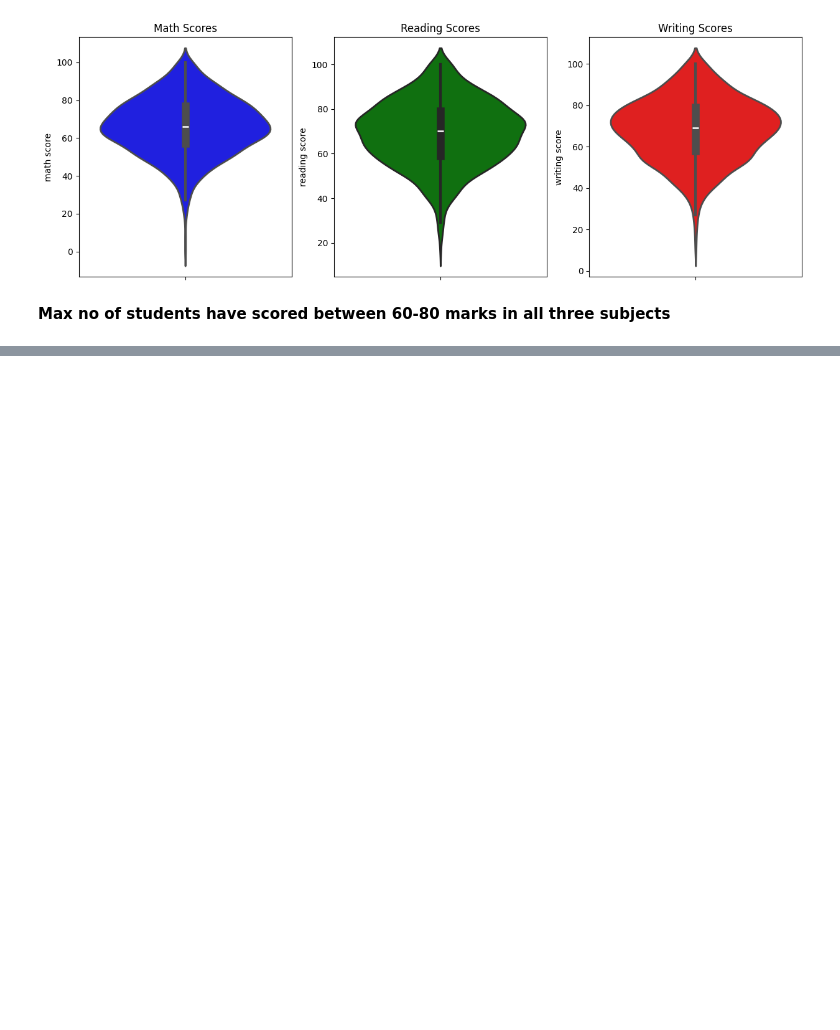
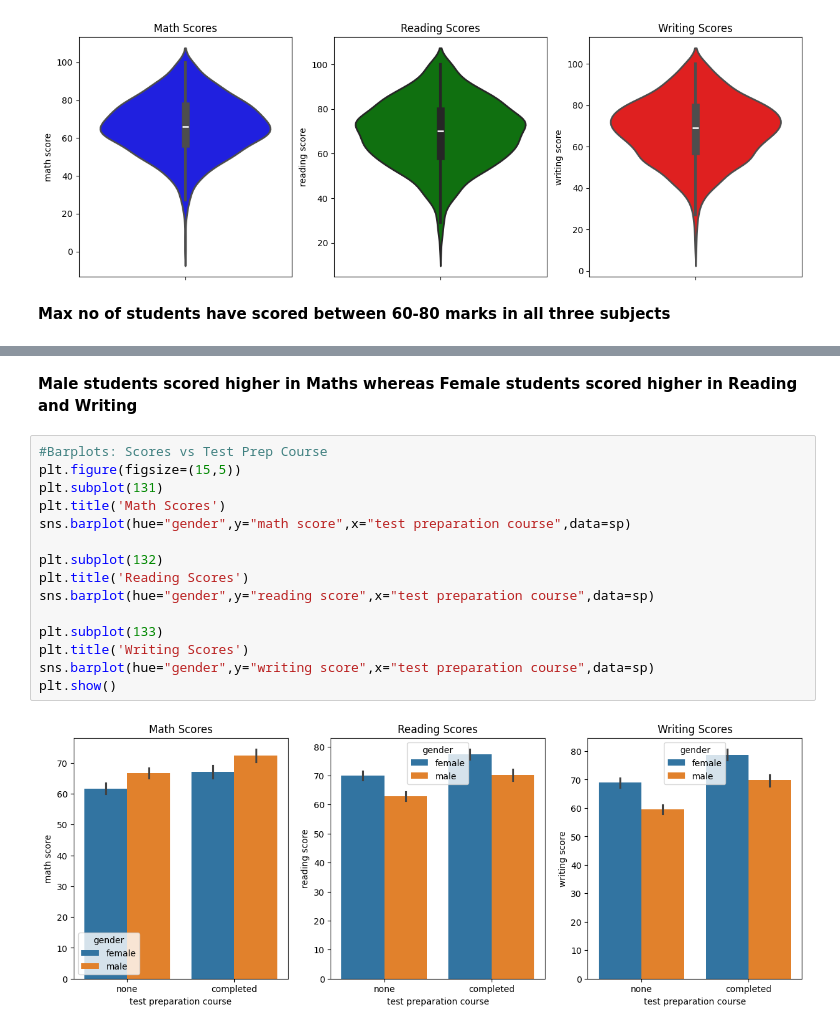
Before and after one commit to RaoFaris/Student-Performance-Analytics-Marks-Prediction-Rules-Engine-non-ML-, a Jupyter notebook: studperformanalytics.ipynb, the cells around one changed output, grey strips where cells are left out. Cells and saved outputs as stored; diff of their text form; blank space fills up the shorter version.

```diff
--- a/studperformanalytics.ipynb
+++ b/studperformanalytics.ipynb
@@ -176,0 +192,19 @@ plt.show()
+# %% [markdown]
+**Male students scored higher in Maths whereas Female students scored higher in Reading and Writing**
+# %%
+#Barplots: Scores vs Test Prep Course
+plt.figure(figsize=(15,5))
+plt.subplot(131)
+plt.title('Math Scores')
+sns.barplot(hue="gender",y="math score",x="test preparation course",data=sp)
+
+plt.subplot(132)
+plt.title('Reading Scores')
+sns.barplot(hue="gender",y="reading score",x="test preparation course",data=sp)
+
+plt.subplot(133)
+plt.title('Writing Scores')
+sns.barplot(hue="gender",y="writing score",x="test preparation course",data=sp)
+plt.show()
+# %% [output]
+[figure, added]
```
Also changed, not shown: parts of 4 cells of this notebook.
